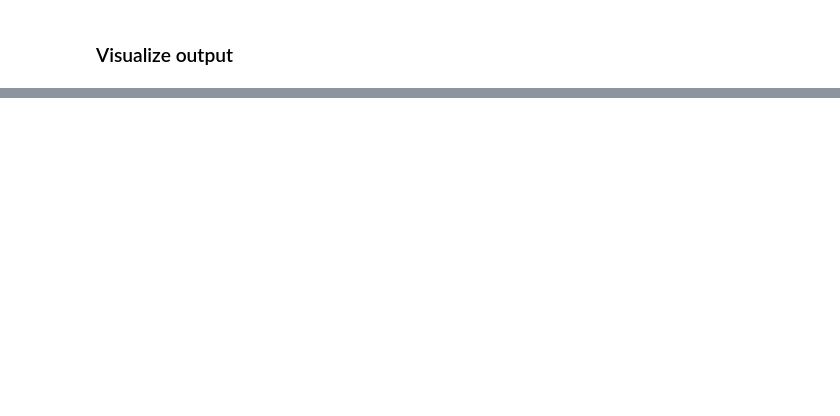
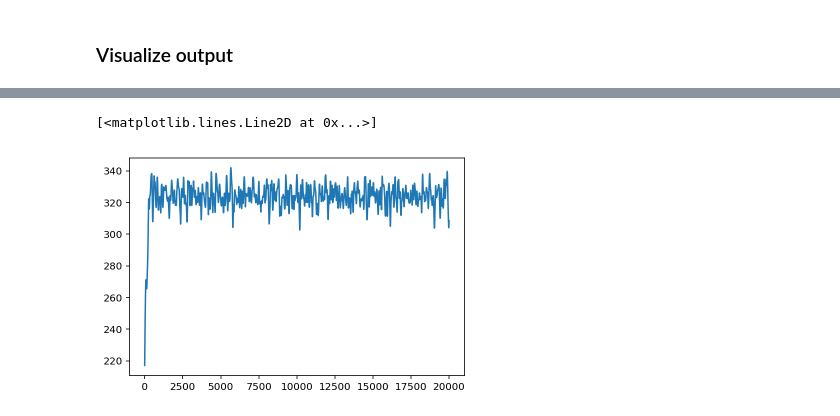
Before and after one commit to carlosal1015/Chem563, a Jupyter notebook: Chem563_MD_LJ3D.ipynb, the cells around one changed output, grey strips where cells are left out. Drawn from its saved outputs; the diff is of its cells as text; code cells hidden in the pictures; blank space fills up the shorter version.

```diff
--- a/Chem563_MD_LJ3D.ipynb
+++ b/Chem563_MD_LJ3D.ipynb
@@ -285,3 +291,6 @@ data=mdrun(N, L, rc2, dt, nSteps, T, pos, vel, force)
 # %%
-#plt.plot(data[1])
+plt.plot(data[1])
+# %% [output]
+[<matplotlib.lines.Line2D at 0x...>]
+[figure, added]
 # %%
```
Also changed, not shown: parts of 6 cells of this notebook.
